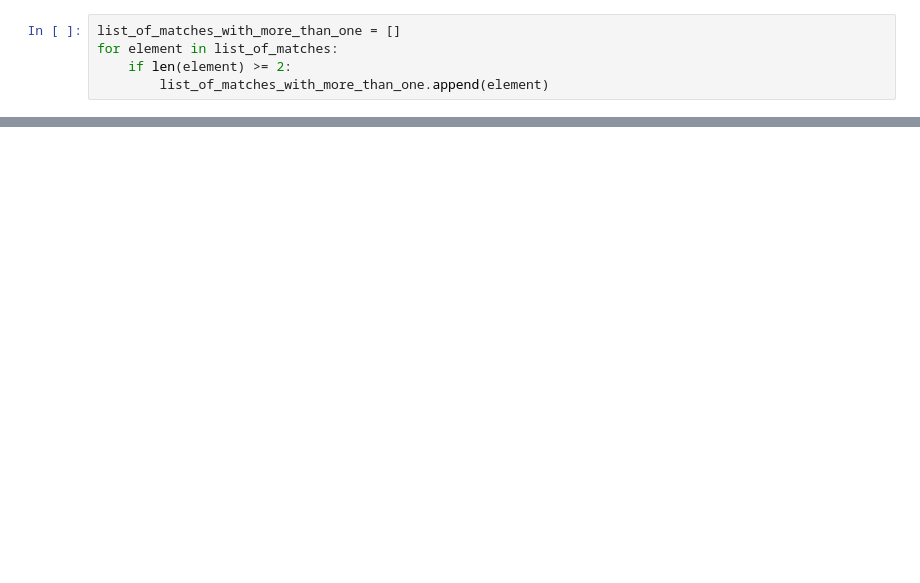
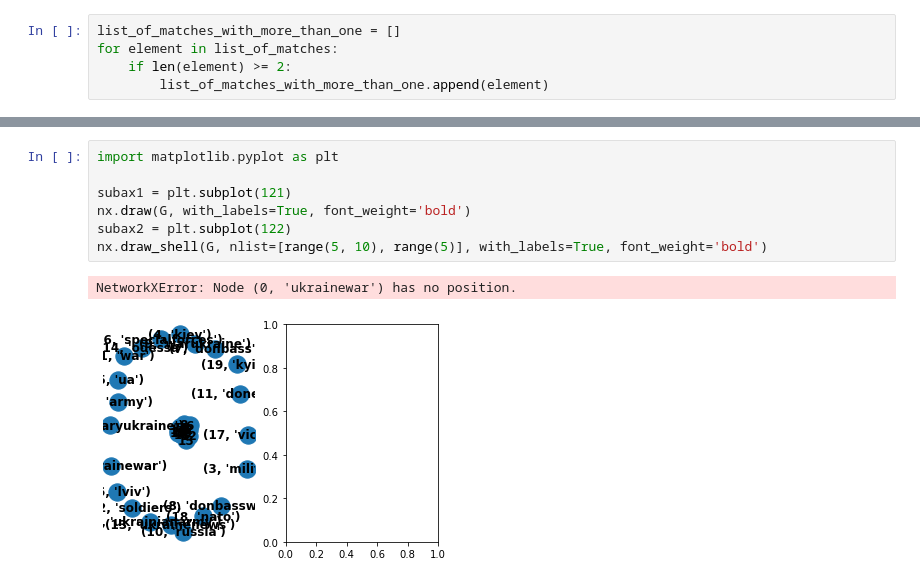
Before and after one commit to benedikt-armbruster/WarTwitterAnalysis, a Jupyter notebook: networkx.ipynb, the cells around one changed output, grey strips where cells are left out. Saved outputs shown, nothing was run; the diff lists cells and outputs as text; blank space fills up the shorter version.

```diff
--- a/networkx.ipynb
+++ b/networkx.ipynb
@@ -38,0 +81,10 @@ print(combis)
+# %%
+import matplotlib.pyplot as plt
+
+subax1 = plt.subplot(121)
+nx.draw(G, with_labels=True, font_weight='bold')
+subax2 = plt.subplot(122)
+nx.draw_shell(G, nlist=[range(5, 10), range(5)], with_labels=True, font_weight='bold')
+# %% [output]
+NetworkXError: Node (0, 'ukrainewar') has no position.
+[figure, added]
```
Also changed, not shown: parts of 8 cells of this notebook.
